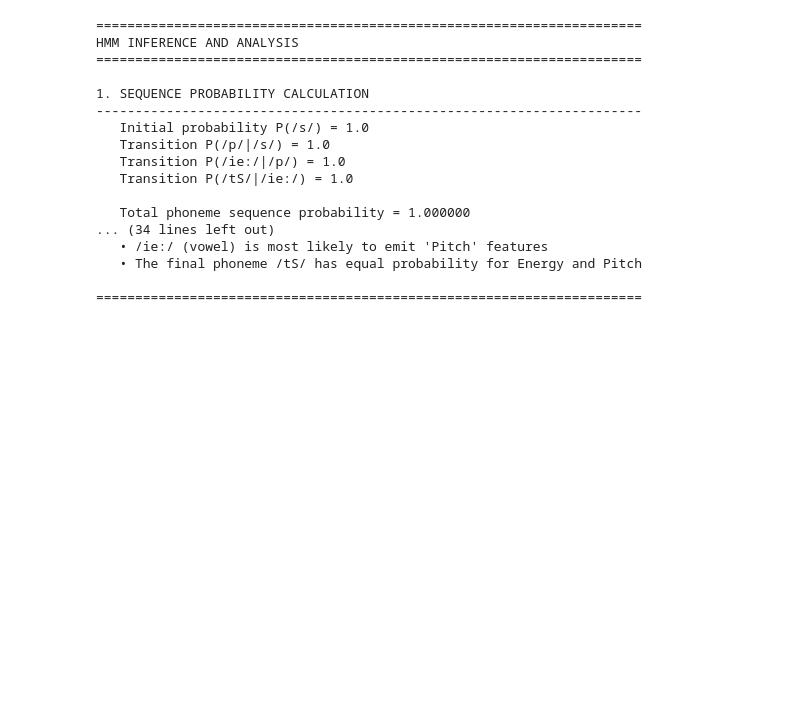
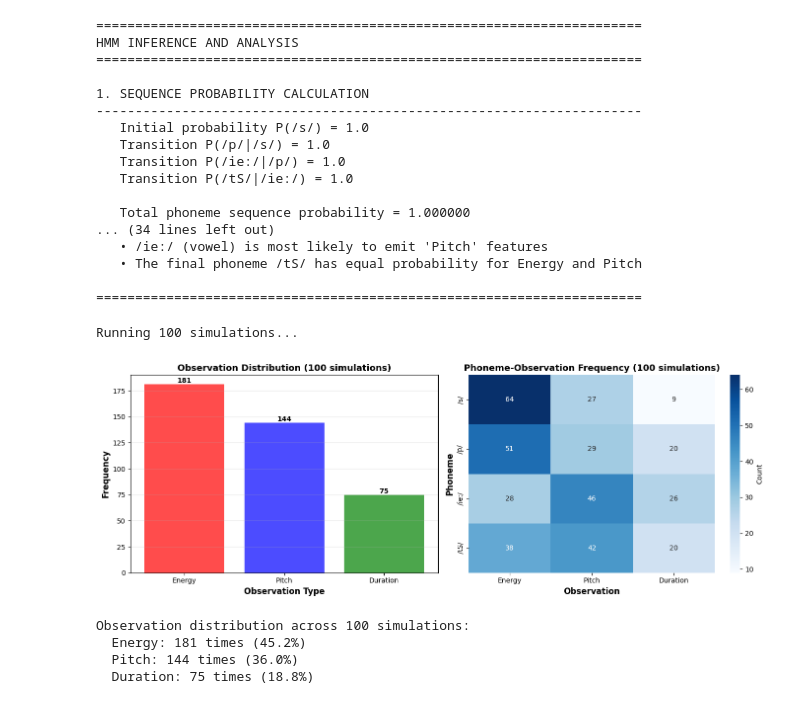
Before and after one commit to Abhijith-E/SPR-lab-2448503, a Jupyter notebook: Lab8.ipynb, the cells around one changed output. Saved outputs shown, nothing was run; the diff lists cells and outputs as text; code cells hidden in the pictures; blank space fills up the shorter version.

Commit message:
feat: add Monte Carlo simulation for statistical analysis
Run multiple simulations to validate emission probabilities empirically.
Visualize observation frequencies and phoneme-observation co-occurrences.
Provide statistical validation of HMM behavior.

```diff
--- a/Lab8.ipynb
+++ b/Lab8.ipynb
@@ -420,3 +420,74 @@ HMM INFERENCE AND ANALYSIS
    • The final phoneme /tS/ has equal probability for Energy and Pitch
 
 ======================================================================
+# %%
+def run_multiple_simulations(hmm: SpeechHMM, n_simulations: int = 10):
+    """Run multiple simulations and analyze observation patterns"""
+
+    print(f"\n\nRunning {n_simulations} simulations...\n")
+
+    observation_counts = {obs: 0 for obs in hmm.observations}
+    phoneme_observation_pairs = []
+
+    for i in range(n_simulations):
+        phoneme_seq, observation_seq = generate_sequence(hmm)
+        phoneme_observation_pairs.append(list(zip(phoneme_seq, observation_seq)))
+
+        for obs in observation_seq:
+            observation_counts[obs] += 1
+
+    # Visualize results
+    fig, axes = plt.subplots(1, 2, figsize=(14, 5))
+
+    # Observation frequency
+    ax1 = axes[0]
+    obs_names = list(observation_counts.keys())
+    obs_values = list(observation_counts.values())
+    bars = ax1.bar(obs_names, obs_values, color=['red', 'blue', 'green'], alpha=0.7)
+    ax1.set_xlabel('Observation Type', fontsize=12, fontweight='bold')
+    ax1.set_ylabel('Frequency', fontsize=12, fontweight='bold')
+    ax1.set_title(f'Observation Distribution ({n_simulations} simulations)',
+                  fontsize=13, fontweight='bold')
+    ax1.grid(axis='y', alpha=0.3)
+
+    for bar in bars:
+        height = bar.get_height()
+        ax1.text(bar.get_x() + bar.get_width()/2., height,
+                f'{int(height)}',
+                ha='center', va='bottom', fontweight='bold')
+
+    # Phoneme-Observation heatmap
+    ax2 = axes[1]
+    phoneme_obs_matrix = np.zeros((len(hmm.phonemes), len(hmm.observations)))
+
+    for pairs in phoneme_observation_pairs:
+        for phoneme, obs in pairs:
+            p_idx = hmm.phonemes.index(phoneme)
+            o_idx = hmm.observations.index(obs)
+            phoneme_obs_matrix[p_idx, o_idx] += 1
+
+    sns.heatmap(phoneme_obs_matrix, annot=True, fmt='.0f', cmap='Blues',
+                xticklabels=hmm.observations, yticklabels=hmm.phonemes,
+                cbar_kws={'label': 'Count'}, ax=ax2)
+    ax2.set_xlabel('Observation', fontsize=12, fontweight='bold')
+    ax2.set_ylabel('Phoneme', fontsize=12, fontweight='bold')
+    ax2.set_title(f'Phoneme-Observation Frequency ({n_simulations} simulations)',
+                  fontsize=13, fontweight='bold')
+
+    plt.tight_layout()
+    plt.show()
+
+    print(f"\nObservation distribution across {n_simulations} simulations:")
+    for obs, count in observation_counts.items():
+        percentage = (count / (n_simulations * 4)) * 100
+        print(f"  {obs}: {count} times ({percentage:.1f}%)")
+
+# Run simulations
+run_multiple_simulations(hmm, n_simulations=100)
+# %% [output]
+Running 100 simulations...
+[figure, added]
+Observation distribution across 100 simulations:
+  Energy: 181 times (45.2%)
+  Pitch: 144 times (36.0%)
+  Duration: 75 times (18.8%)
```
